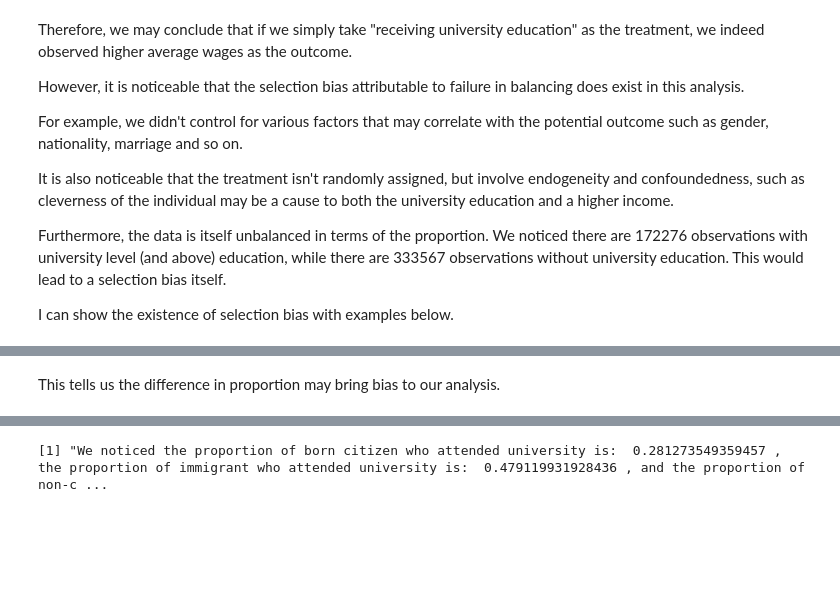
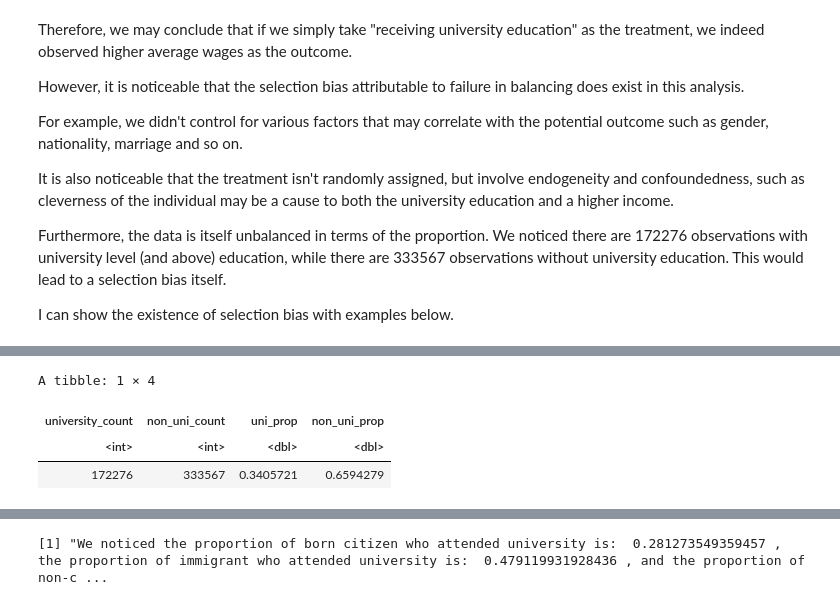
Before and after one commit to NathanPalaiologos/ECON-398, a Jupyter notebook: Assignment2_applied_problem.ipynb, the cells around one changed output, grey strips where cells are left out. Cells and saved outputs as stored; diff of their text form; code cells hidden in the pictures; blank space fills up the shorter version.

Commit message:
updated tables

```diff
--- a/Assignment2_applied_problem.ipynb
+++ b/Assignment2_applied_problem.ipynb
@@ -246,2 +246,14 @@ ggplot(census_data, aes(x = Wages, fill = uni)) +
-# %% [markdown]
-This tells us the difference in proportion may bring bias to our analysis.
+# %%
+# The inbalance in treatment distribution
+university_distribution <- census_data|>
+    summarize(university_count = sum(hdgree >= 8),
+    non_uni_count = sum(hdgree < 8),
+    uni_prop = university_count/nrow(census_data),
+    non_uni_prop = non_uni_count/nrow(census_data))
+
+university_distribution
+# %% [output]
+A tibble: 1 × 4
+| university_count | non_uni_count | uni_prop | non_uni_prop |
+| <int> | <int> | <dbl> | <dbl> |
+| 172276 | 333567 | 0.3405721 | 0.6594279 |
```
Also changed, not shown: parts of 3 cells of this notebook.
